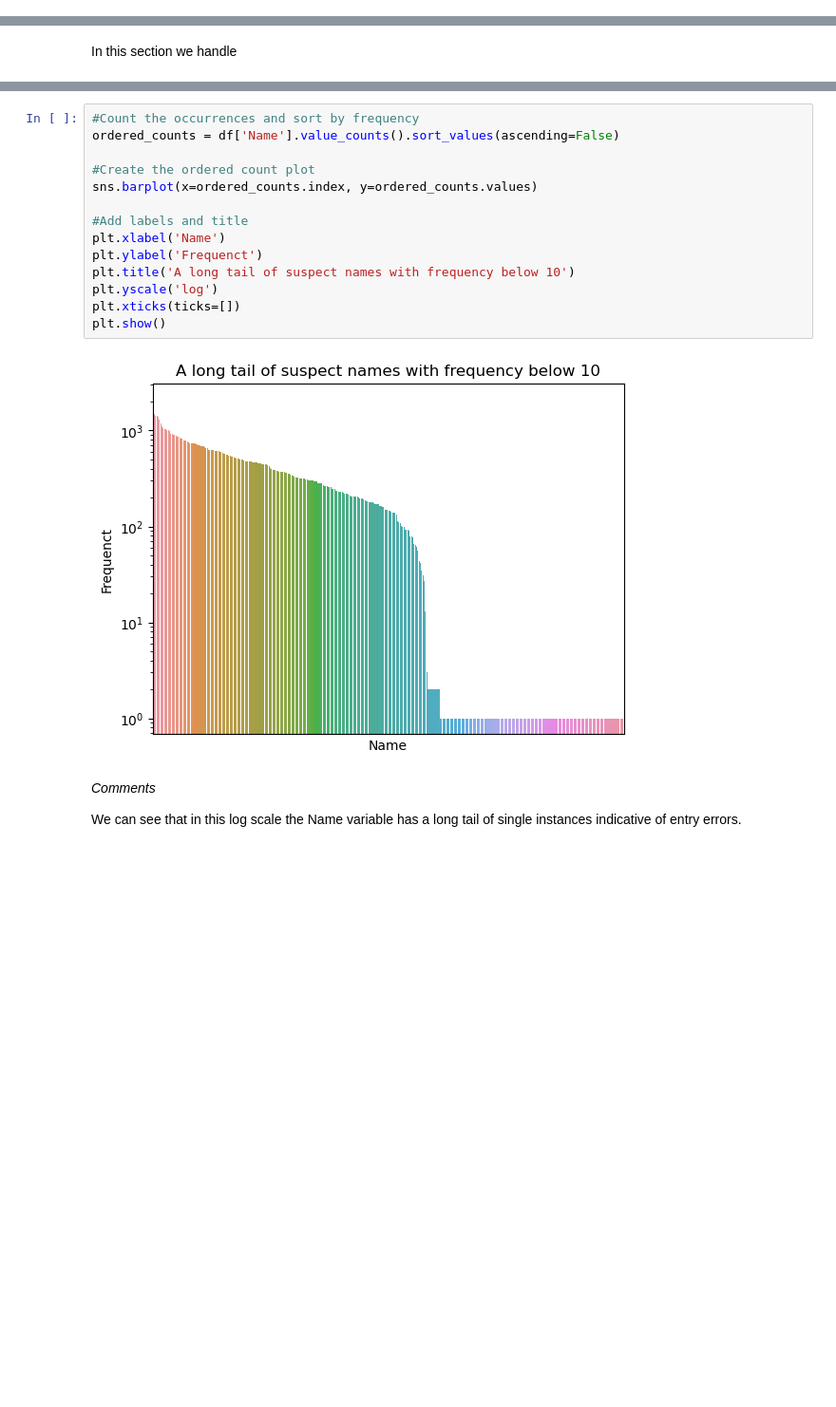
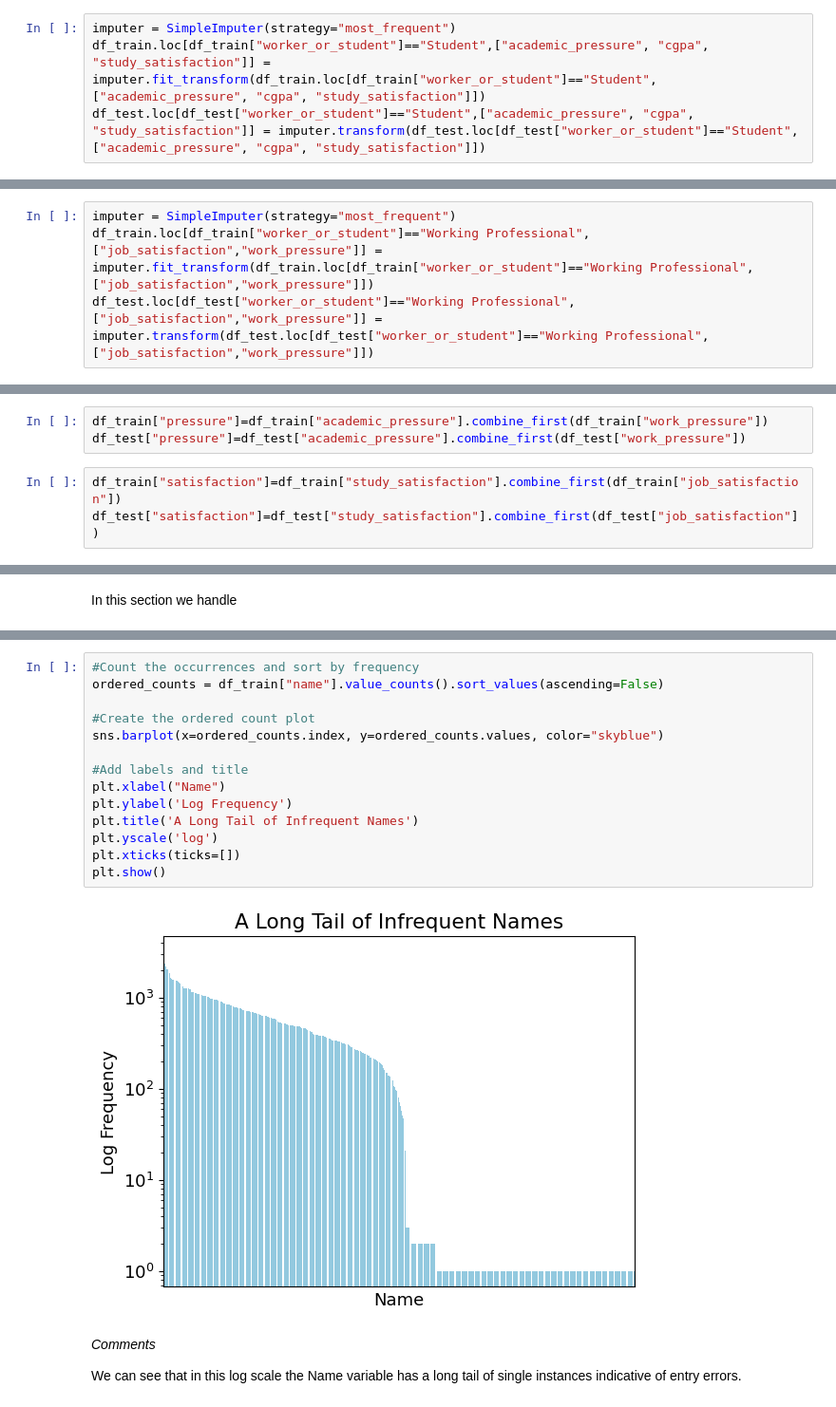
Before and after one commit to Joehmyers/mental-health-classification-experiment, a Jupyter notebook: kaggle_mental_health_competition.ipynb, the cells around one changed output, grey strips where cells are left out. Shown at 95% size. Cells and saved outputs as stored; diff of their text form; blank space fills up the shorter version.

```diff
--- a/kaggle_mental_health_competition.ipynb
+++ b/kaggle_mental_health_competition.ipynb
@@ -160,3 +207,7 @@ plt.show()
+# %%
+imputer = SimpleImputer(strategy="most_frequent")
+df_train.loc[df_train["worker_or_student"]=="Student",["academic_pressure", "cgpa", "study_satisfaction"]] = imputer.fit_transform(df_train.loc[df_train["worker_or_student"]=="Student",["academic_pressure", "cgpa", "study_satisfaction"]])
+df_test.loc[df_test["worker_or_student"]=="Student",["academic_pressure", "cgpa", "study_satisfaction"]] = imputer.transform(df_test.loc[df_test["worker_or_student"]=="Student",["academic_pressure", "cgpa", "study_satisfaction"]])
 # %% [markdown]
 *Comments*
 
@@ -202,0 +247,4 @@ df_train[df_train["Working Professional or Student"]=="Working Professional"].gr
+# %%
+imputer = SimpleImputer(strategy="most_frequent")
+df_train.loc[df_train["worker_or_student"]=="Working Professional",["job_satisfaction","work_pressure"]] = imputer.fit_transform(df_train.loc[df_train["worker_or_student"]=="Working Professional",["job_satisfaction","work_pressure"]])
+df_test.loc[df_test["worker_or_student"]=="Working Professional",["job_satisfaction","work_pressure"]] = imputer.transform(df_test.loc[df_test["worker_or_student"]=="Working Professional",["job_satisfaction","work_pressure"]])
@@ -278,2 +337,8 @@ for df in datasets:
+# %%
+df_train["pressure"]=df_train["academic_pressure"].combine_first(df_train["work_pressure"])
+df_test["pressure"]=df_test["academic_pressure"].combine_first(df_test["work_pressure"])
+# %%
+df_train["satisfaction"]=df_train["study_satisfaction"].combine_first(df_train["job_satisfaction"])
+df_test["satisfaction"]=df_test["study_satisfaction"].combine_first(df_test["job_satisfaction"])
 # %%
 for df in datasets:
@@ -306,19 +368,19 @@ In this section we handle
 # %%
 #Count the occurrences and sort by frequency
-ordered_counts = df['Name'].value_counts().sort_values(ascending=False)
+ordered_counts = df_train["name"].value_counts().sort_values(ascending=False)
 
 #Create the ordered count plot
-sns.barplot(x=ordered_counts.index, y=ordered_counts.values)
+sns.barplot(x=ordered_counts.index, y=ordered_counts.values, color="skyblue")
 
 #Add labels and title
-plt.xlabel('Name')
-plt.ylabel('Frequenct')
-plt.title('A long tail of suspect names with frequency below 10')
+plt.xlabel("Name")
+plt.ylabel('Log Frequency')
+plt.title('A Long Tail of Infrequent Names')
 plt.yscale('log')
 plt.xticks(ticks=[])
 plt.show()
 # %% [output]
-[figure, old version]
+[figure, new version]
 # %% [markdown]
 *Comments*
 
```
Also changed, not shown: parts of 143 cells of this notebook.
